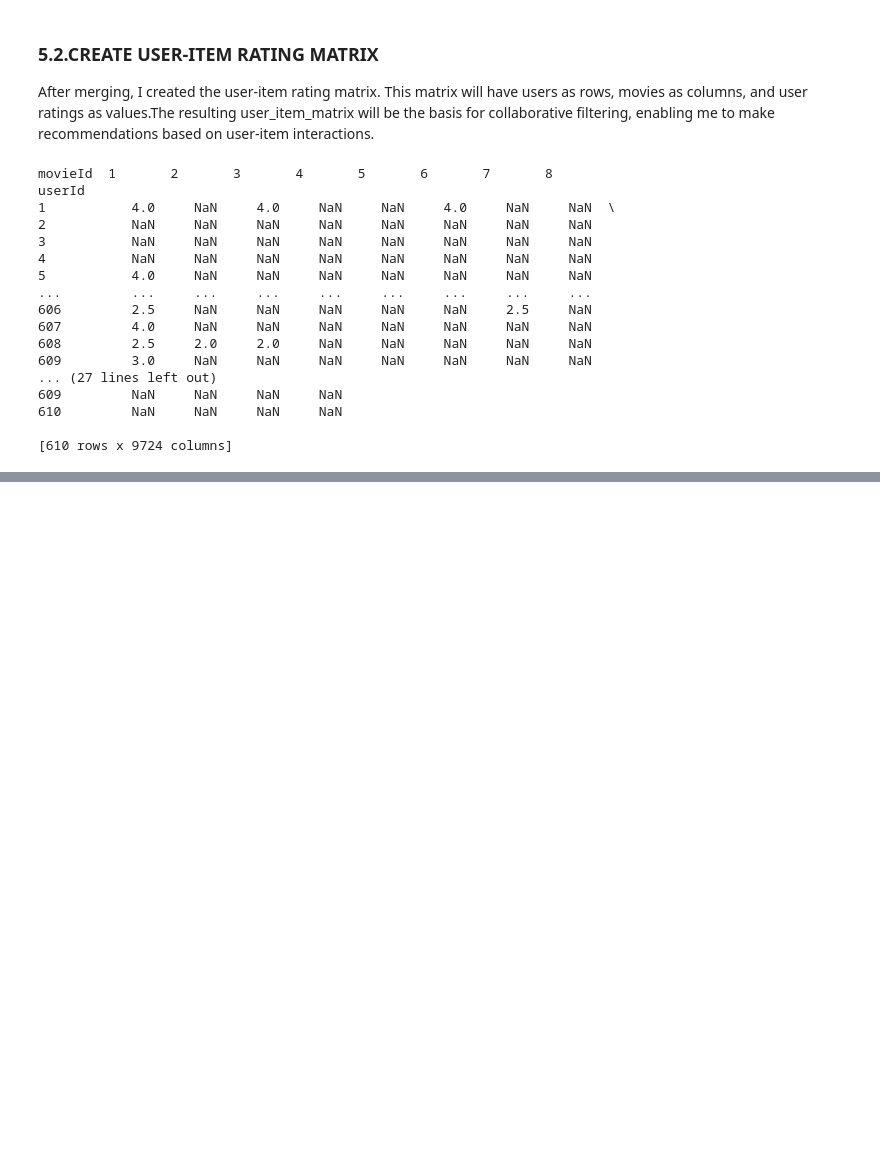
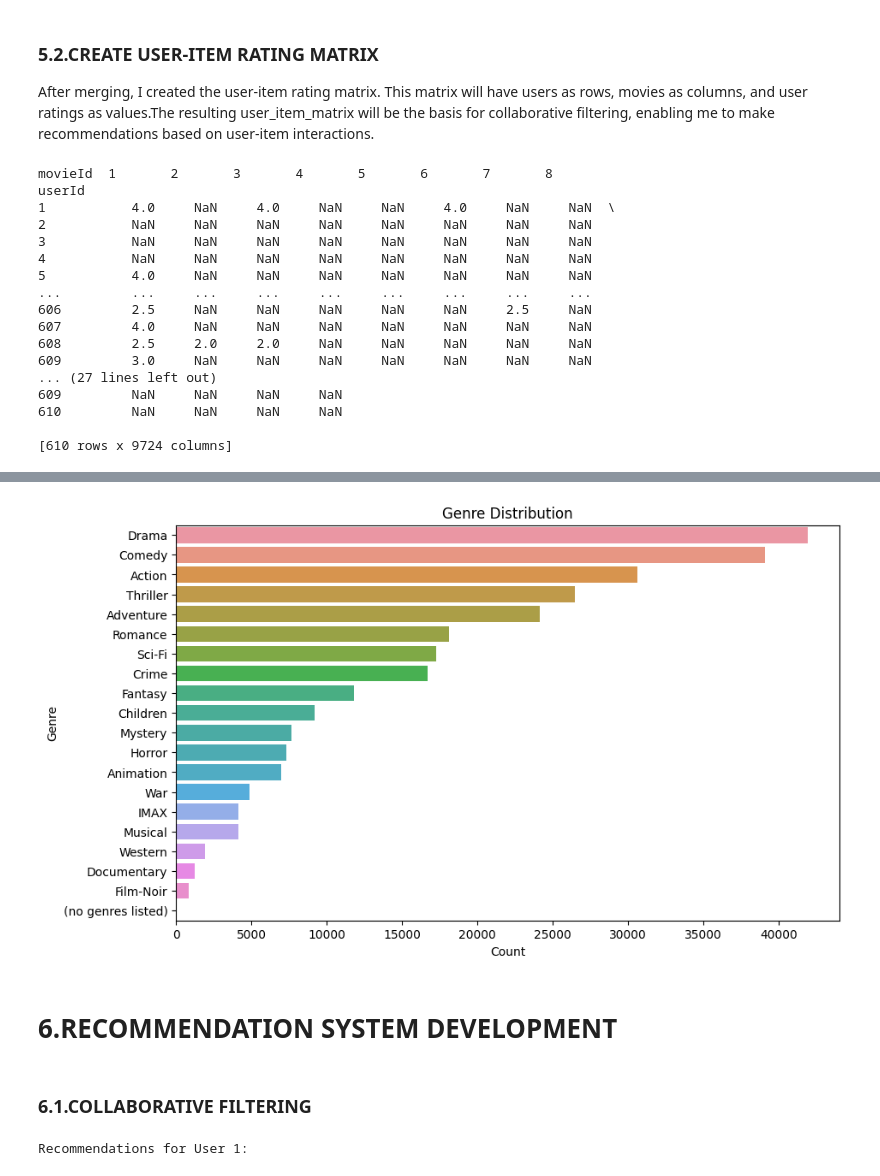
Before and after one commit to Mak-annie/MOVIE-RECS-SYSTEM, a Jupyter notebook: index.ipynb, the cells around one changed output, grey strips where cells are left out. Cells and saved outputs as stored; diff of their text form; code cells hidden in the pictures; blank space fills up the shorter version.

```diff
--- a/index.ipynb
+++ b/index.ipynb
@@ -201,0 +284,60 @@ plt.show()
+# %%
+# Genre distribution
+genre_columns = merged_data.columns[4:]  # Assuming genre columns start from the 5th column
+genre_counts = merged_data[genre_columns].sum().sort_values(ascending=False)
+plt.figure(figsize=(10, 6))
+sns.barplot(x=genre_counts.values, y=genre_counts.index, orient='h')
+plt.title('Genre Distribution')
+plt.xlabel('Count')
+plt.ylabel('Genre')
+plt.show()
+# %% [output]
+[figure, added]
+# %% [markdown]
+# 6.RECOMMENDATION SYSTEM DEVELOPMENT
+# %% [markdown]
+### 6.1.COLLABORATIVE FILTERING
+# %%
+from sklearn.metrics.pairwise import cosine_similarity
+
+# Calculate user similarity
+user_similarity = cosine_similarity(user_item_matrix_filled)
+
+# Implement user-based collaborative filtering to generate recommendations for a user
+def user_based_recommendations(user_id, num_recommendations):
+    # Find users similar to the target user
+    similar_users = user_similarity[user_id - 1]
+
+    # Sort similar users by similarity score in descending order
+    sorted_indices = similar_users.argsort()[::-1]
+
+    # Get movies that the target user hasn't rated
+    unrated_movies = user_item_matrix_filled.iloc[user_id - 1][user_item_matrix_filled.iloc[user_id - 1].isnull()].index
+
+    # Generate recommendations from similar users
+    recommendations = []
+    for user_index in sorted_indices:
+        if len(recommendations) >= num_recommendations:
+            break
+        similar_user_ratings = user_item_matrix_filled.iloc[user_index]
+        for movie_id in unrated_movies:
+            if not pd.isnull(similar_user_ratings[movie_id]):
+                recommendations.append((movie_id, similar_user_ratings[movie_id]))
+                if len(recommendations) >= num_recommendations:
+                    break
+
+    # Sort recommendations by rating in descending order
+    recommendations.sort(key=lambda x: x[1], reverse=True)
+
+    return recommendations[:num_recommendations]
+
+# Example: Generate recommendations for user 1
+user_id = 1
+num_recommendations = 5
+recommendations = user_based_recommendations(user_id, num_recommendations)
+print(f"Recommendations for User {user_id}:")
+for movie_id, rating in recommendations:
+    movie_title = movie_data[movie_data['movieId'] == movie_id]['title'].values[0]
+    print(f"Movie: {movie_title}, Rating: {rating}")
+# %% [output]
+Recommendations for User 1:
```
Also changed, not shown: parts of 14 cells of this notebook.
